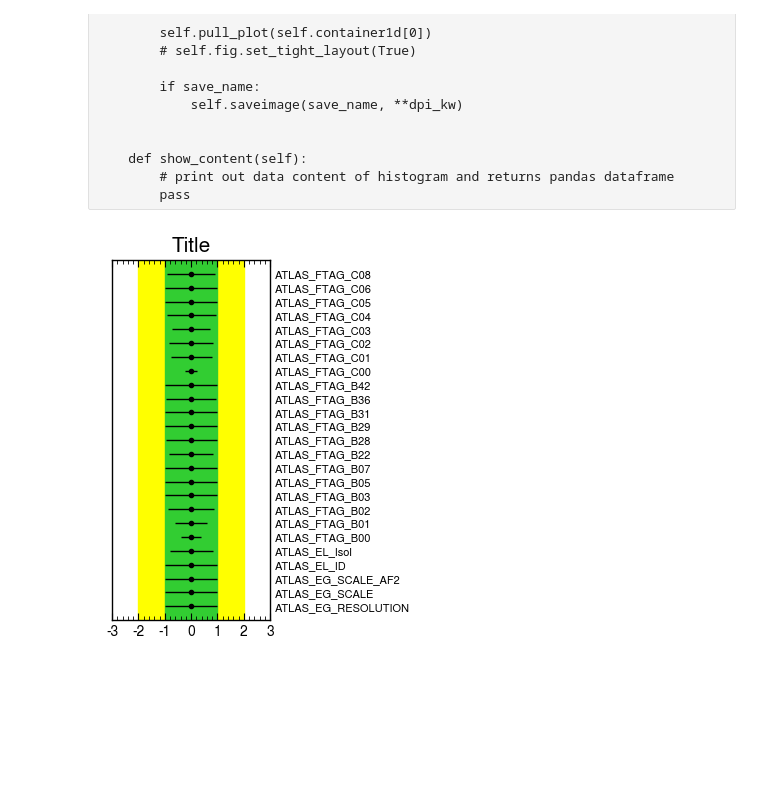
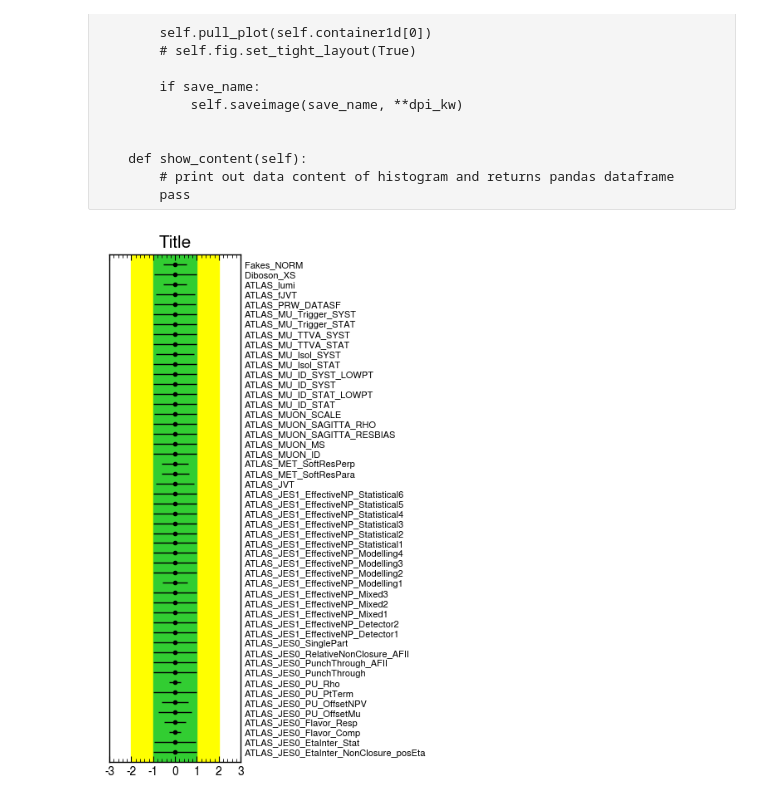
Before and after one commit to MoAly98/Pythium, a Jupyter notebook: plotting_misc/pythpullplot_test.ipynb, the cells around one changed output. Cells and saved outputs as stored; diff of their text form; code cells hidden in the pictures; blank space fills up the shorter version.

```diff
--- a/plotting_misc/pythpullplot_test.ipynb
+++ b/plotting_misc/pythpullplot_test.ipynb
@@ -372,8 +374,8 @@ class PythPullPlot(EmptyPlot):
         # print out data content of histogram and returns pandas dataframe
         pass
 # %%
-hist1 = PythPullPlot(data0.iloc[0:25,:], title="Title")
+hist1 = PythPullPlot(data0.iloc[50:100,:], title="Title")
 # hist1.set_rangex([-6, 11])
 hist1.display()
 # %% [output]
-[figure, old version]
+[figure, new version]
```
Also changed, not shown: parts of 2 cells of this notebook, 3 other files.
